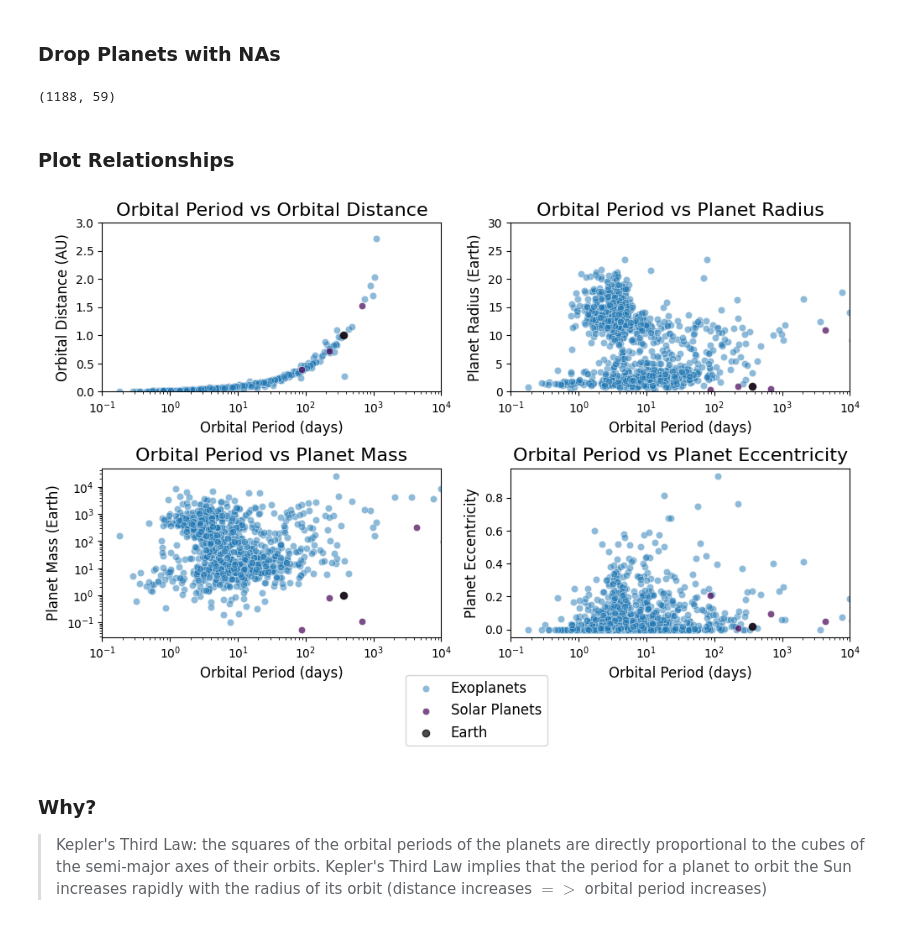
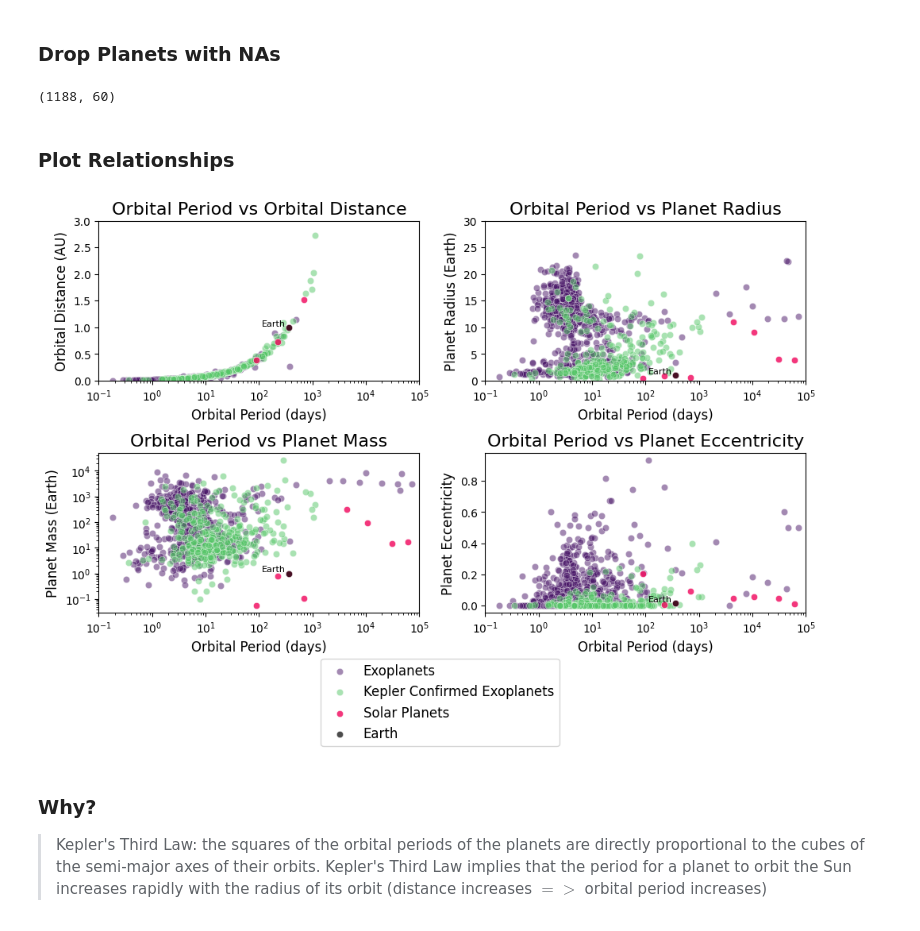
Before and after one commit to ztsv-av/mads_data_visualization, a Jupyter notebook: main.ipynb, the cells around one changed output. Saved outputs shown, nothing was run; the diff lists cells and outputs as text; code cells hidden in the pictures.

```diff
--- a/main.ipynb
+++ b/main.ipynb
@@ -46,3 +70,5 @@ import matplotlib.pyplot as plt
 EXOPLANETS_PATH = 'data/exoplanets.csv'
 EXOPLANETS_HEADER = 290
 SOLARPLANETS_URL = 'data/solarplanets.csv'
+KEPLER_PATH = 'data/kepler.csv'
+KEPLER_HEADER = 8
@@ -146,0 +178,3 @@ solarplanets
+# %%
+keplerplanets = pd.read_csv(KEPLER_PATH, header=KEPLER_HEADER, index_col=None)
+keplerplanets
@@ -146,0 +197,5 @@ solarplanets
+# %%
+exoplanets = exoplanets.copy()
+exoplanets['kepler_confirmed'] = exoplanets['pl_name'].isin(keplerplanets['pl_name'])
+exoplanets['kepler_confirmed'] = exoplanets['kepler_confirmed'].astype(bool)
+sum(exoplanets['kepler_confirmed'])
@@ -280,59 +389,87 @@ columns_drop_nas = ['pl_orbper', 'pl_orbsmax', 'pl_rade', 'pl_masse', 'pl_orbecc
 exoplanets_nas = exoplanets.dropna(subset=columns_drop_nas)
 exoplanets_nas.shape
 # %% [output]
-(1188, 59)
+(1188, 60)
 # %% [markdown]
 ### Plot Relationships
 # %%
 fig, axes = plt.subplots(nrows=2, ncols=2, figsize=(10, 6))
 
-sns.scatterplot(x='pl_orbper', y='pl_orbsmax', data=exoplanets_nas, label='Exoplanets', alpha=0.5, ax=axes[0, 0])
-sns.scatterplot(x='sideralOrbit', y='semimajorAxis_au', data=solarplanets, label='Solar Planets', alpha=0.7, color='#440154FF', ax=axes[0, 0])
-axes[0, 0].scatter(earth_data['sideralOrbit'], earth_data['semimajorAxis_au'], color='black', label='Earth', alpha=0.7)
+# distance
+sns.scatterplot(x='pl_orbper', y='pl_orbsmax', data=exoplanets_nas[exoplanets_nas['kepler_confirmed']==False], label='Exoplanets', alpha=0.5, color='#481567FF', ax=axes[0, 0])
+sns.scatterplot(x='pl_orbper', y='pl_orbsmax', data=exoplanets_nas[exoplanets_nas['kepler_confirmed']], label='Kepler Confirmed Exoplanets', alpha=0.5, color='#55C667FF', ax=axes[0, 0])
+sns.scatterplot(x='sideralOrbit', y='semimajorAxis_au', data=solarplanets, label='Solar Planets', alpha=0.8, color='#f0055b', ax=axes[0, 0])
+
+sns.scatterplot(x='sideralOrbit', y='semimajorAxis_au', data=earth_data, label='Earth', alpha=0.7, color='black', ax=axes[0, 0])
+earth_x = earth_data['sideralOrbit'].values[0]
+earth_y = earth_data['semimajorAxis_au'].values[0]
+axes[0, 0].text(earth_x - 50, earth_y, 'Earth', color='black', fontsize=8, ha='right', va='bottom')
+
 axes[0, 0].set_xscale('log')
-axes[0, 0].set_xlim(10**(-1), 10**4)
+axes[0, 0].set_xlim(10**(-1), 10**5)
 axes[0, 0].set_ylim(0, 3)
 axes[0, 0].set_title('Orbital Period vs Orbital Distance', fontsize=16)
 axes[0, 0].set_xlabel('Orbital Period (days)', fontsize=12)
 axes[0, 0].set_ylabel('Orbital Distance (AU)', fontsize=12)
 
-sns.scatterplot(x='pl_orbper', y='pl_rade', data=exoplanets_nas, label='Exoplanets', alpha=0.5, ax=axes[0, 1])
-sns.scatterplot(x='sideralOrbit', y='radius_earth', data=solarplanets, label='Solar Planets', alpha=0.7, color='#440154FF', ax=axes[0, 1])
-axes[0, 1].scatter(earth_data['sideralOrbit'], earth_data['radius_earth'], color='black', label='Earth', alpha=0.7)
+# radius
+sns.scatterplot(x='pl_orbper', y='pl_rade', data=exoplanets_nas[exoplanets_nas['kepler_confirmed']==False], label='Exoplanets', alpha=0.5, color='#481567FF', ax=axes[0, 1])
+sns.scatterplot(x='pl_orbper', y='pl_rade', data=exoplanets_nas[exoplanets_nas['kepler_confirmed']], label='Kepler Confirmed Exoplanets', alpha=0.5, color='#55C667FF', ax=axes[0, 1])
+sns.scatterplot(x='sideralOrbit', y='radius_earth', data=solarplanets, label='Solar Planets', alpha=0.8, color='#f0055b', ax=axes[0, 1])
+
+sns.scatterplot(x='sideralOrbit', y='radius_earth', data=earth_data, label='Earth', alpha=0.7, color='black', ax=axes[0, 1])
+earth_x = earth_data['sideralOrbit'].values[0]
+earth_y = earth_data['radius_earth'].values[0]
+axes[0, 1].text(earth_x - 50, earth_y, 'Earth', color='black', fontsize=8, ha='right', va='bottom')
+
 axes[0, 1].set_xscale('log')
-axes[0, 1].set_xlim(10**(-1), 10**4)
+axes[0, 1].set_xlim(10**(-1), 10**5)
 axes[0, 1].set_ylim(0, 30)
 axes[0, 1].set_xlabel('Orbital Period (days)', fontsize=12)
 axes[0, 1].set_ylabel('Planet Radius (Earth)', fontsize=12)
 axes[0, 1].set_title('Orbital Period vs Planet Radius', fontsize=16)
 
-sns.scatterplot(x='pl_orbper', y='pl_masse', data=exoplanets_nas, label='Exoplanets', alpha=0.5, ax=axes[1, 0])
-sns.scatterplot(x='sideralOrbit', y='mass_earth', data=solarplanets, label='Solar Planets', alpha=0.7, color='#440154FF', ax=axes[1, 0])
-axes[1, 0].scatter(earth_data['sideralOrbit'], earth_data['mass_earth'], color='black', label='Earth', alpha=0.7)
+# mass
+sns.scatterplot(x='pl_orbper', y='pl_masse', data=exoplanets_nas[exoplanets_nas['kepler_confirmed']==False], label='Exoplanets', alpha=0.5, color='#481567FF', ax=axes[1, 0])
+sns.scatterplot(x='pl_orbper', y='pl_masse', data=exoplanets_nas[exoplanets_nas['kepler_confirmed']], label='Kepler Confirmed Exoplanets', alpha=0.5, color='#55C667FF', ax=axes[1, 0])
+sns.scatterplot(x='sideralOrbit', y='mass_earth', data=solarplanets, label='Solar Planets', alpha=0.8, color='#f0055b', ax=axes[1, 0])
+
+sns.scatterplot(x='sideralOrbit', y='mass_earth', data=earth_data, label='Earth', alpha=0.7, color='black', ax=axes[1, 0])
+earth_x = earth_data['sideralOrbit'].values[0]
+earth_y = earth_data['mass_earth'].values[0]
+axes[1, 0].text(earth_x - 50, earth_y, 'Earth', color='black', fontsize=8, ha='right', va='bottom')
+
 axes[1, 0].set_xscale('log')
-axes[1, 0].set_xlim(10**(-1), 10**4)
+axes[1, 0].set_xlim(10**(-1), 10**5)
 axes[1, 0].set_yscale('log')
 axes[1, 0].set_xlabel('Orbital Period (days)', fontsize=12)
 axes[1, 0].set_ylabel('Planet Mass (Earth)', fontsize=12)
 axes[1, 0].set_title('Orbital Period vs Planet Mass', fontsize=16)
 
-sns.scatterplot(x='pl_orbper', y='pl_orbeccen', data=exoplanets_nas, label='Exoplanets', alpha=0.5, ax=axes[1, 1])
-sns.scatterplot(x='sideralOrbit', y='eccentricity', data=solarplanets, label='Solar Planets', alpha=0.7, color='#440154FF', ax=axes[1, 1])
-axes[1, 1].scatter(earth_data['sideralOrbit'], earth_data['eccentricity'], color='black', label='Earth', alpha=0.7)
+# eccentricity
+sns.scatterplot(x='pl_orbper', y='pl_orbeccen', data=exoplanets_nas[exoplanets_nas['kepler_confirmed']==False], label='Exoplanets', alpha=0.5, color='#481567FF', ax=axes[1, 1])
+sns.scatterplot(x='pl_orbper', y='pl_orbeccen', data=exoplanets_nas[exoplanets_nas['kepler_confirmed']], label='Kepler Confirmed Exoplanets', alpha=0.5, color='#55C667FF', ax=axes[1, 1])
+sns.scatterplot(x='sideralOrbit', y='eccentricity', data=solarplanets, label='Solar Planets', alpha=0.8, color='#f0055b', ax=axes[1, 1])
+
+sns.scatterplot(x='sideralOrbit', y='eccentricity', data=earth_data, label='Earth', alpha=0.7, color='black', ax=axes[1, 1])
+earth_x = earth_data['sideralOrbit'].values[0]
+earth_y = earth_data['eccentricity'].values[0]
+axes[1, 1].text(earth_x - 50, earth_y, 'Earth', color='black', fontsize=8, ha='right', va='bottom')
+
 axes[1, 1].set_xscale('log')
-axes[1, 1].set_xlim(10**(-1), 10**4)
+axes[1, 1].set_xlim(10**(-1), 10**5)
 axes[1, 1].set_xlabel('Orbital Period (days)', fontsize=12)
 axes[1, 1].set_ylabel('Planet Eccentricity', fontsize=12)
 axes[1, 1].set_title('Orbital Period vs Planet Eccentricity', fontsize=16)
 
 for ax in axes.flat:
     ax.get_legend().remove()
 handles, labels = axes[0, 0].get_legend_handles_labels()
-fig.legend(handles, labels, loc='upper right', bbox_to_anchor=(0.62, 0.05), fontsize=12)
+fig.legend(handles, labels, loc='upper right', bbox_to_anchor=(0.67, 0.03), fontsize=12)
 plt.tight_layout()
 plt.show()
 # %% [output]
-[figure, old version]
+[figure, new version]
 # %% [markdown]
 ### Why?
 > Kepler's Third Law: the squares of the orbital periods of the planets are directly proportional to the cubes of the semi-major axes of their orbits. Kepler's Third Law implies that the period for a planet to orbit the Sun increases rapidly with the radius of its orbit (distance increases $=>$ orbital period increases)
```
Also changed, not shown: parts of 14 cells of this notebook, 5 other files.
